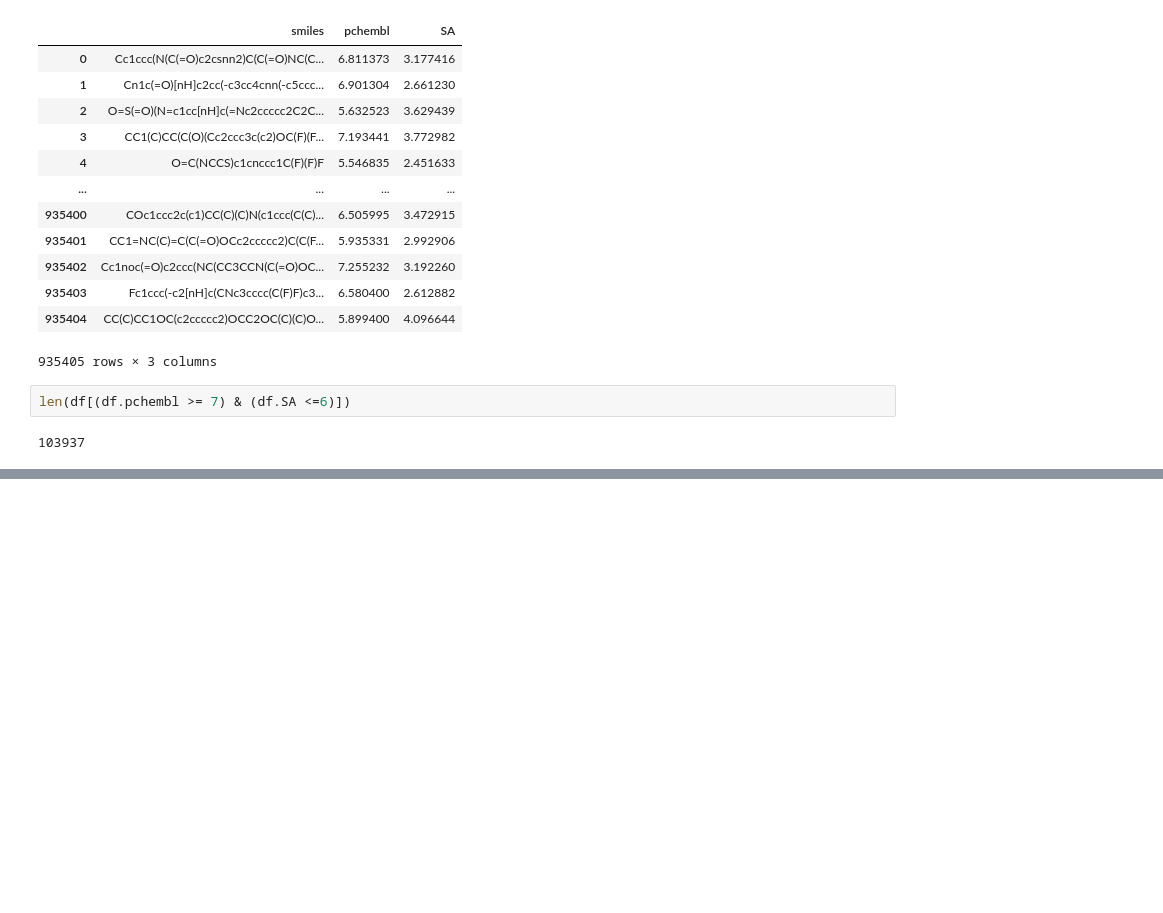
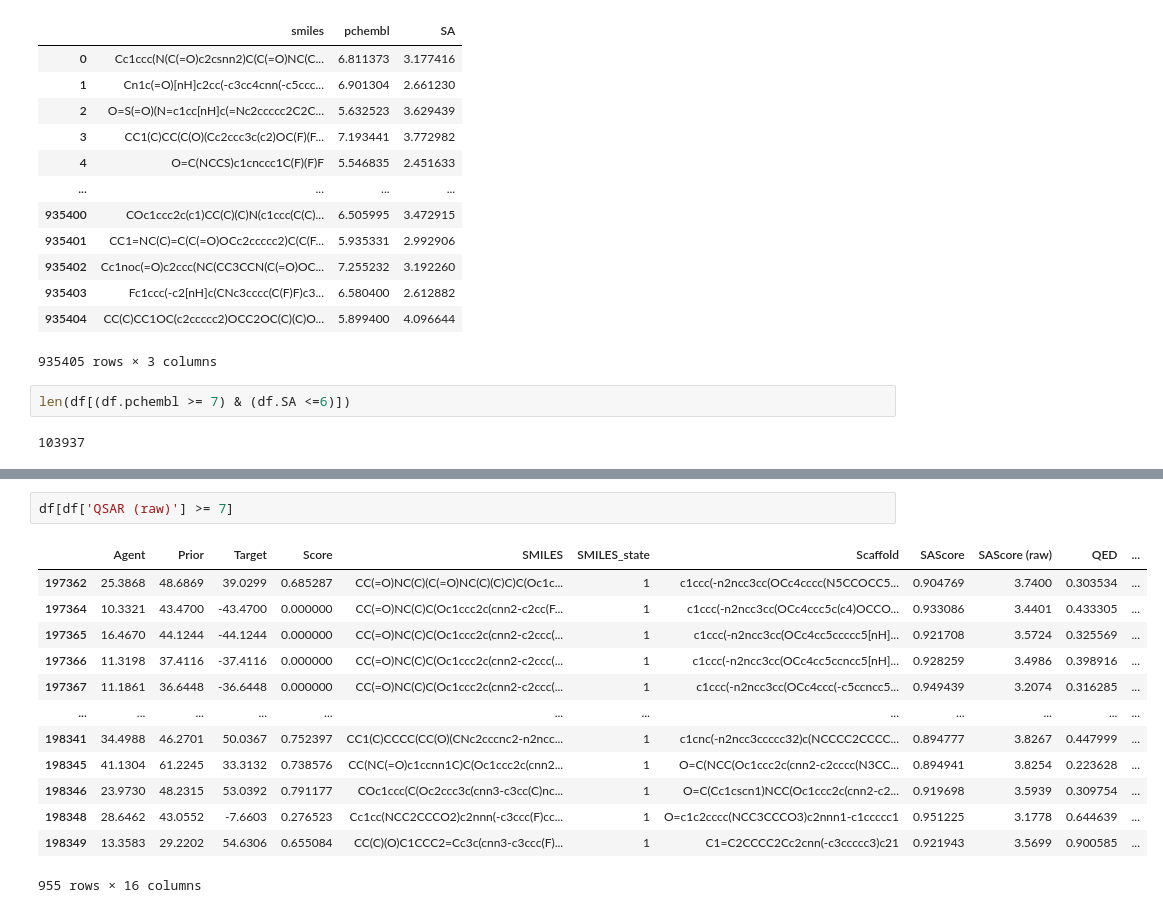
Before and after one commit to filvaleriia/scaffold-based-metrics, a Jupyter notebook: Untitled1.ipynb, the cells around one changed output, grey strips where cells are left out. Drawn from its saved outputs; the diff is of its cells as text; blank space fills up the shorter version.

```diff
--- a/Untitled1.ipynb
+++ b/Untitled1.ipynb
@@ -540,0 +560,16 @@ len(df[(df.pchembl >= 7) & (df.SA <=6)])
+# %%
+df[df['QSAR (raw)'] >= 7]
+# %% [output]
+|  | Agent | Prior | Target | Score | SMILES | SMILES_state | Scaffold | SAScore | SAScore (raw) | QED | ... |
+| 197362 | 25.3868 | 48.6869 | 39.0299 | 0.685287 | CC(=O)NC(C)(C(=O)NC(C)(C)C)C(Oc1c... | 1 | c1ccc(-n2ncc3cc(OCc4cccc(N5CCOCC5... | 0.904769 | 3.7400 | 0.303534 | ... |
+| 197364 | 10.3321 | 43.4700 | -43.4700 | 0.000000 | CC(=O)NC(C)C(Oc1ccc2c(cnn2-c2cc(F... | 1 | c1ccc(-n2ncc3cc(OCc4ccc5c(c4)OCCO... | 0.933086 | 3.4401 | 0.433305 | ... |
+| 197365 | 16.4670 | 44.1244 | -44.1244 | 0.000000 | CC(=O)NC(C)C(Oc1ccc2c(cnn2-c2ccc(... | 1 | c1ccc(-n2ncc3cc(OCc4cc5ccccc5[nH]... | 0.921708 | 3.5724 | 0.325569 | ... |
+| 197366 | 11.3198 | 37.4116 | -37.4116 | 0.000000 | CC(=O)NC(C)C(Oc1ccc2c(cnn2-c2ccc(... | 1 | c1ccc(-n2ncc3cc(OCc4cc5ccncc5[nH]... | 0.928259 | 3.4986 | 0.398916 | ... |
+| 197367 | 11.1861 | 36.6448 | -36.6448 | 0.000000 | CC(=O)NC(C)C(Oc1ccc2c(cnn2-c2ccc(... | 1 | c1ccc(-n2ncc3cc(OCc4ccc(-c5ccncc5... | 0.949439 | 3.2074 | 0.316285 | ... |
+| ... | ... | ... | ... | ... | ... | ... | ... | ... | ... | ... | ... |
+| 198341 | 34.4988 | 46.2701 | 50.0367 | 0.752397 | CC1(C)CCCC(CC(O)(CNc2cccnc2-n2ncc... | 1 | c1cnc(-n2ncc3ccccc32)c(NCCCC2CCCC... | 0.894777 | 3.8267 | 0.447999 | ... |
+| 198345 | 41.1304 | 61.2245 | 33.3132 | 0.738576 | CC(NC(=O)c1ccnn1C)C(Oc1ccc2c(cnn2... | 1 | O=C(NCC(Oc1ccc2c(cnn2-c2cccc(N3CC... | 0.894941 | 3.8254 | 0.223628 | ... |
+| 198346 | 23.9730 | 48.2315 | 53.0392 | 0.791177 | COc1ccc(C(Oc2ccc3c(cnn3-c3cc(C)nc... | 1 | O=C(Cc1cscn1)NCC(Oc1ccc2c(cnn2-c2... | 0.919698 | 3.5939 | 0.309754 | ... |
+| 198348 | 28.6462 | 43.0552 | -7.6603 | 0.276523 | Cc1cc(NCC2CCCO2)c2nnn(-c3ccc(F)cc... | 1 | O=c1c2cccc(NCC3CCCO3)c2nnn1-c1ccccc1 | 0.951225 | 3.1778 | 0.644639 | ... |
+| 198349 | 13.3583 | 29.2202 | 54.6306 | 0.655084 | CC(C)(O)C1CCC2=Cc3c(cnn3-c3ccc(F)... | 1 | C1=C2CCCC2Cc2cnn(-c3ccccc3)c21 | 0.921943 | 3.5699 | 0.900585 | ... |
+955 rows × 16 columns
```
Also changed, not shown: parts of 4 cells of this notebook, 1 other file.
